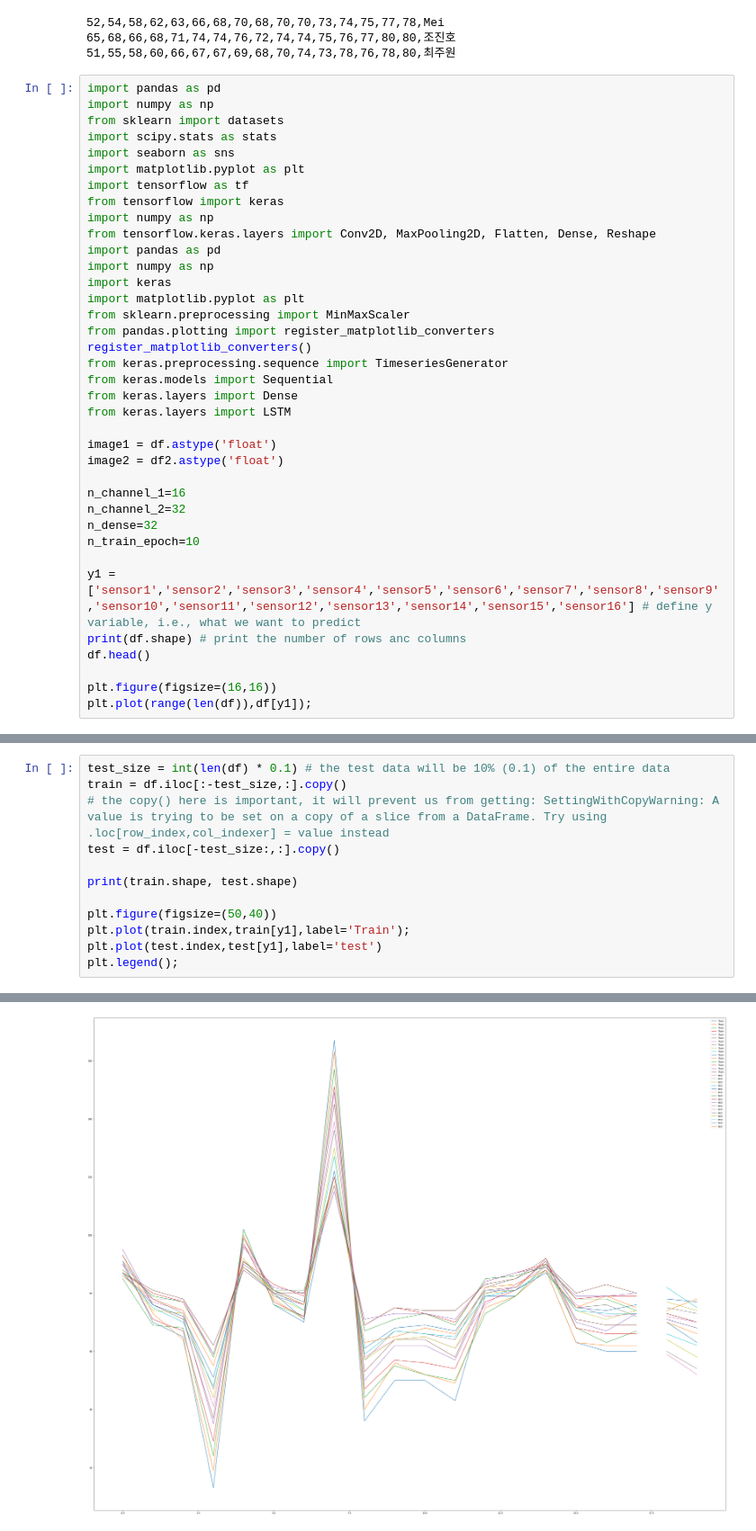
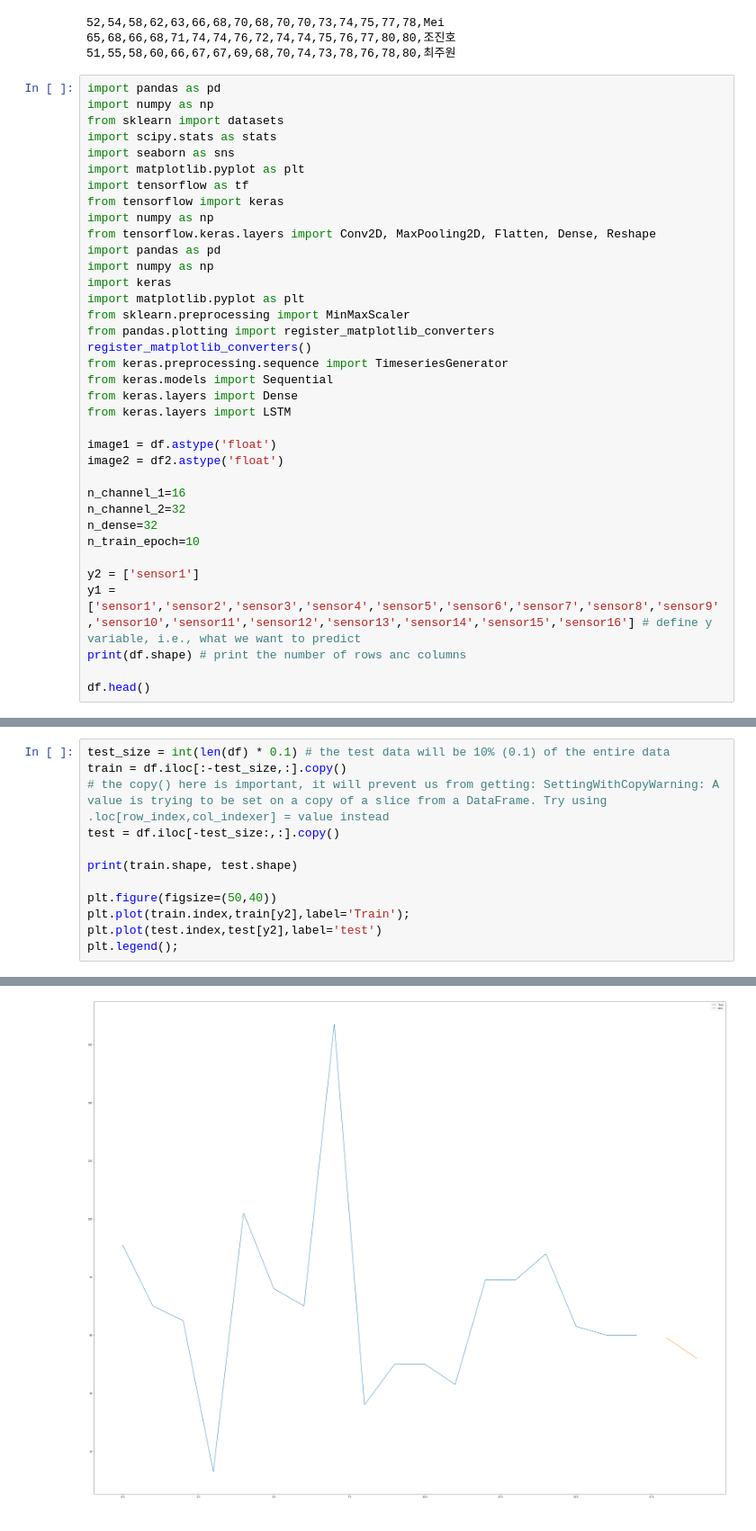
Before and after one commit to Futuremine97/PythonPrac1, a Jupyter notebook: feature_CNN.ipynb, the cells around one changed output, grey strips where cells are left out. Shown at 90% size. Drawn from its saved outputs; the diff is of its cells as text.

```diff
--- a/feature_CNN.ipynb
+++ b/feature_CNN.ipynb
@@ -79,11 +79,10 @@ n_channel_2=32
 n_dense=32
 n_train_epoch=10
 
+y2 = ['sensor1']
 y1 = ['sensor1','sensor2','sensor3','sensor4','sensor5','sensor6','sensor7','sensor8','sensor9','sensor10','sensor11','sensor12','sensor13','sensor14','sensor15','sensor16'] # define y variable, i.e., what we want to predict
 print(df.shape) # print the number of rows anc columns
+
 df.head()
-
-plt.figure(figsize=(16,16))
-plt.plot(range(len(df)),df[y1]);
 # %% [output]
 (20, 16)
@@ -92,16 +101,16 @@ plt.plot(range(len(df)),df[y1]);
 # %%
 test_size = int(len(df) * 0.1) # the test data will be 10% (0.1) of the entire data
 train = df.iloc[:-test_size,:].copy()
 # the copy() here is important, it will prevent us from getting: SettingWithCopyWarning: A value is trying to be set on a copy of a slice from a DataFrame. Try using .loc[row_index,col_indexer] = value instead
 test = df.iloc[-test_size:,:].copy()
 
 print(train.shape, test.shape)
 
 plt.figure(figsize=(50,40))
-plt.plot(train.index,train[y1],label='Train');
-plt.plot(test.index,test[y1],label='test')
+plt.plot(train.index,train[y2],label='Train');
+plt.plot(test.index,test[y2],label='test')
 plt.legend();
 # %% [output]
 (18, 16) (2, 16)
-[figure, old version]
+[figure, new version]
 # %%
```
Also changed, not shown: parts of 6 cells of this notebook.
